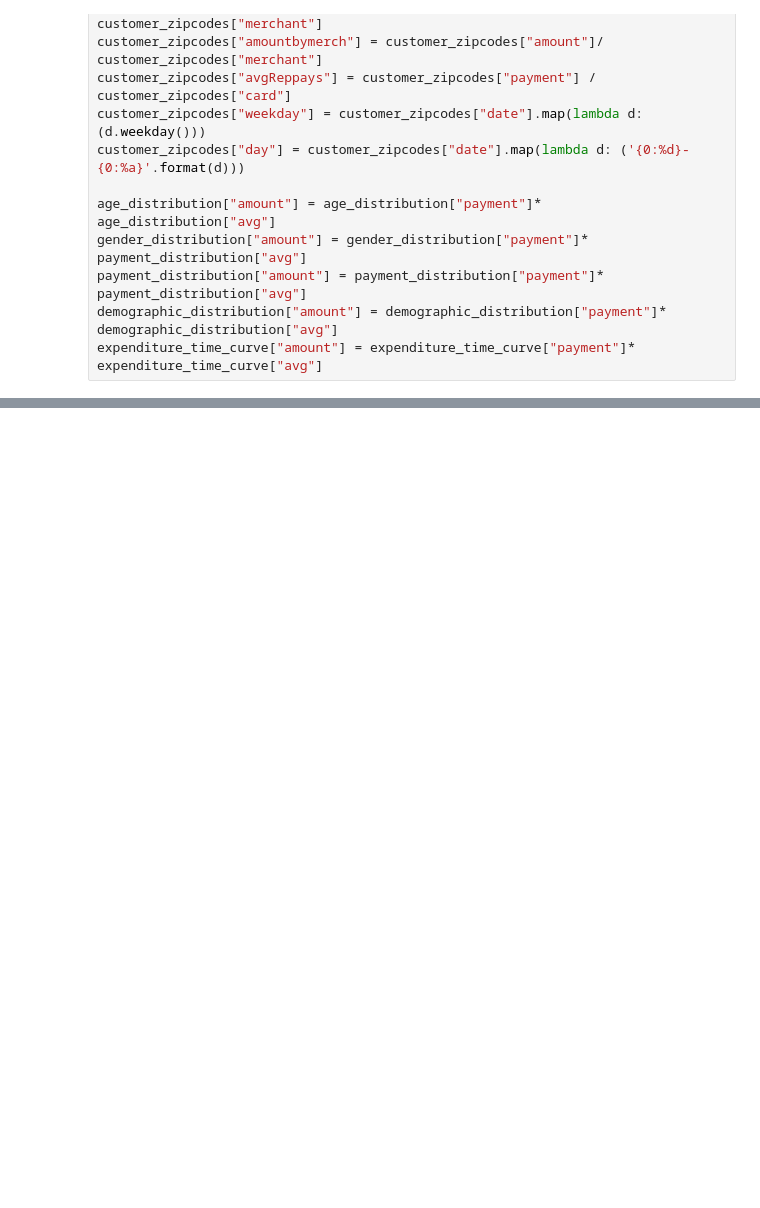
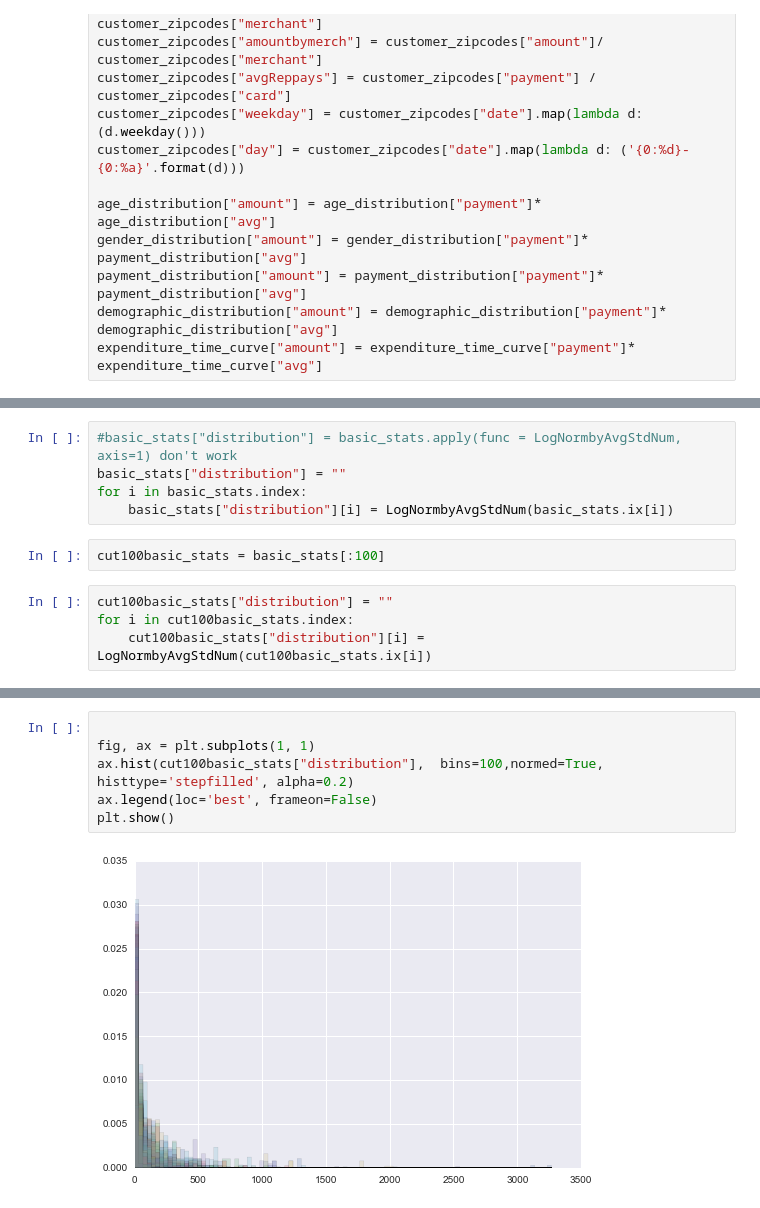
Before and after one commit to TeamUno/project, a Jupyter notebook: initial-exploration/LogNorm_final.ipynb, the cells around one changed output, grey strips where cells are left out. Drawn from its saved outputs; the diff is of its cells as text; blank space fills up the shorter version.

```diff
--- a/initial-exploration/LogNorm_final.ipynb
+++ b/initial-exploration/LogNorm_final.ipynb
@@ -91,0 +158,11 @@ print r.mean(),r.max(), r.min(), r.std(), r.sum()
+# %%
+#basic_stats["distribution"] = basic_stats.apply(func = LogNormbyAvgStdNum, axis=1) don't work
+basic_stats["distribution"] = ""
+for i in basic_stats.index:
+    basic_stats["distribution"][i] = LogNormbyAvgStdNum(basic_stats.ix[i])
+# %%
+cut100basic_stats = basic_stats[:100]
+# %%
+cut100basic_stats["distribution"] = ""
+for i in cut100basic_stats.index:
+    cut100basic_stats["distribution"][i] = LogNormbyAvgStdNum(cut100basic_stats.ix[i])
@@ -91,0 +183,8 @@ print r.mean(),r.max(), r.min(), r.std(), r.sum()
+# %%
+
+fig, ax = plt.subplots(1, 1)
+ax.hist(cut100basic_stats["distribution"],  bins=100,normed=True, histtype='stepfilled', alpha=0.2)
+ax.legend(loc='best', frameon=False)
+plt.show()
+# %% [output]
+[figure, added]
```
Also changed, not shown: parts of 6 cells of this notebook.
